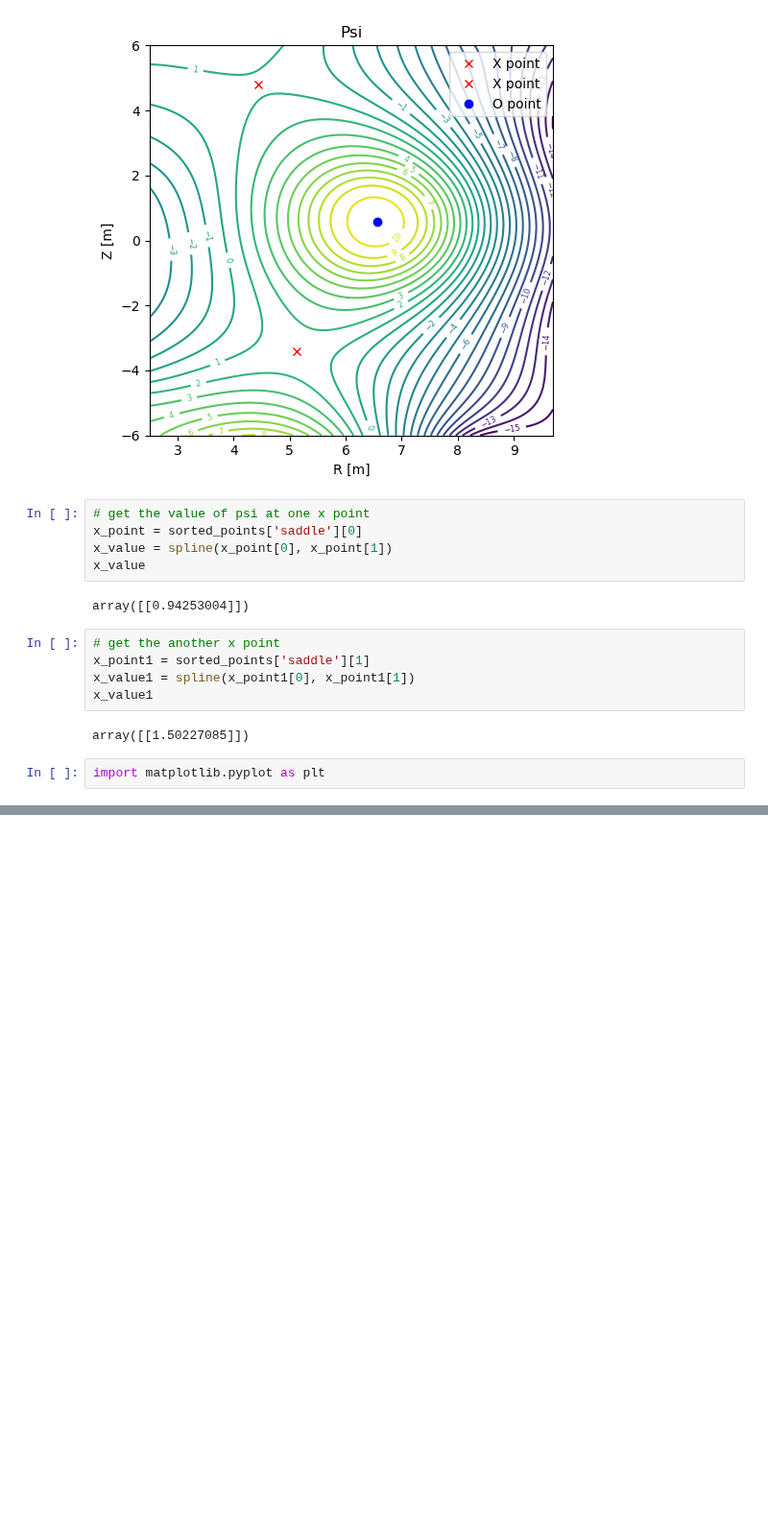
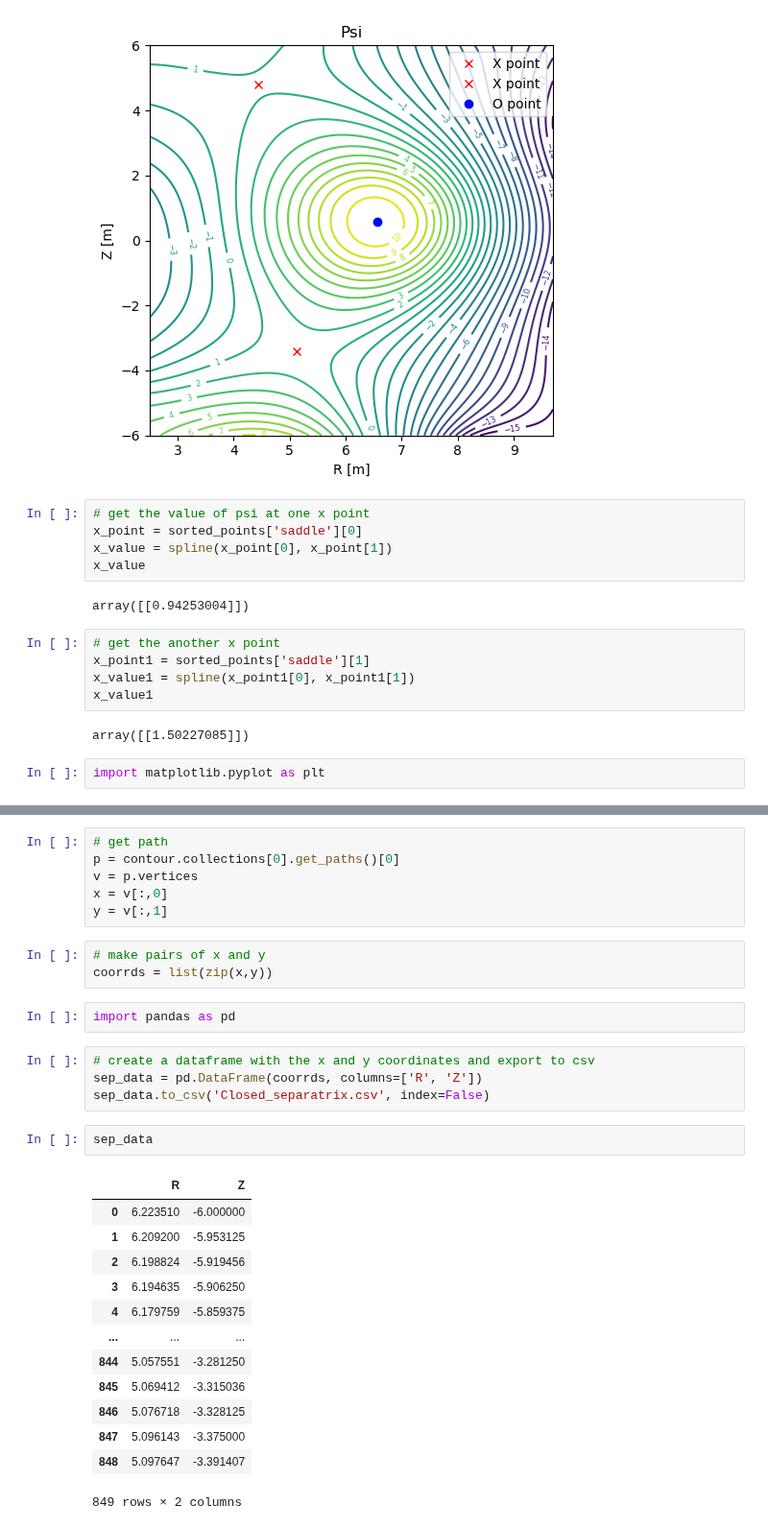
Before and after one commit to Fuad-HH/eqdsk2py, a Jupyter notebook: allCritPoints.ipynb, the cells around one changed output, grey strips where cells are left out. Shown at 96% size. Cells and saved outputs as stored; diff of their text form; blank space fills up the shorter version.

```diff
--- a/allCritPoints.ipynb
+++ b/allCritPoints.ipynb
@@ -86,0 +111,31 @@ plt.show()
+# %%
+# get path
+p = contour.collections[0].get_paths()[0]
+v = p.vertices
+x = v[:,0]
+y = v[:,1]
+# %%
+# make pairs of x and y
+coorrds = list(zip(x,y))
+# %%
+import pandas as pd
+# %%
+# create a dataframe with the x and y coordinates and export to csv
+sep_data = pd.DataFrame(coorrds, columns=['R', 'Z'])
+sep_data.to_csv('Closed_separatrix.csv', index=False)
+# %%
+sep_data
+# %% [output]
+|  | R | Z |
+| 0 | 6.223510 | -6.000000 |
+| 1 | 6.209200 | -5.953125 |
+| 2 | 6.198824 | -5.919456 |
+| 3 | 6.194635 | -5.906250 |
+| 4 | 6.179759 | -5.859375 |
+| ... | ... | ... |
+| 844 | 5.057551 | -3.281250 |
+| 845 | 5.069412 | -3.315036 |
+| 846 | 5.076718 | -3.328125 |
+| 847 | 5.096143 | -3.375000 |
+| 848 | 5.097647 | -3.391407 |
+849 rows × 2 columns
```
Also changed, not shown: parts of 3 cells of this notebook, 2 other files.
